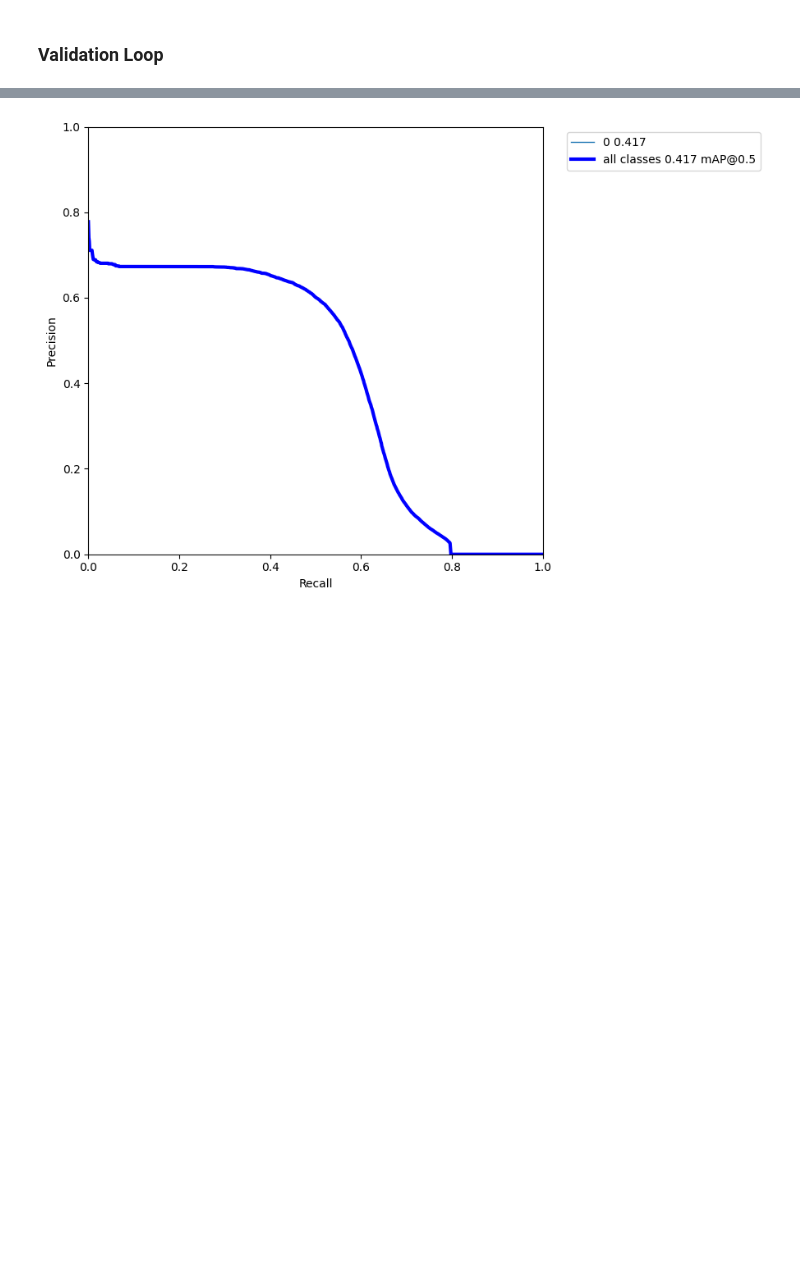
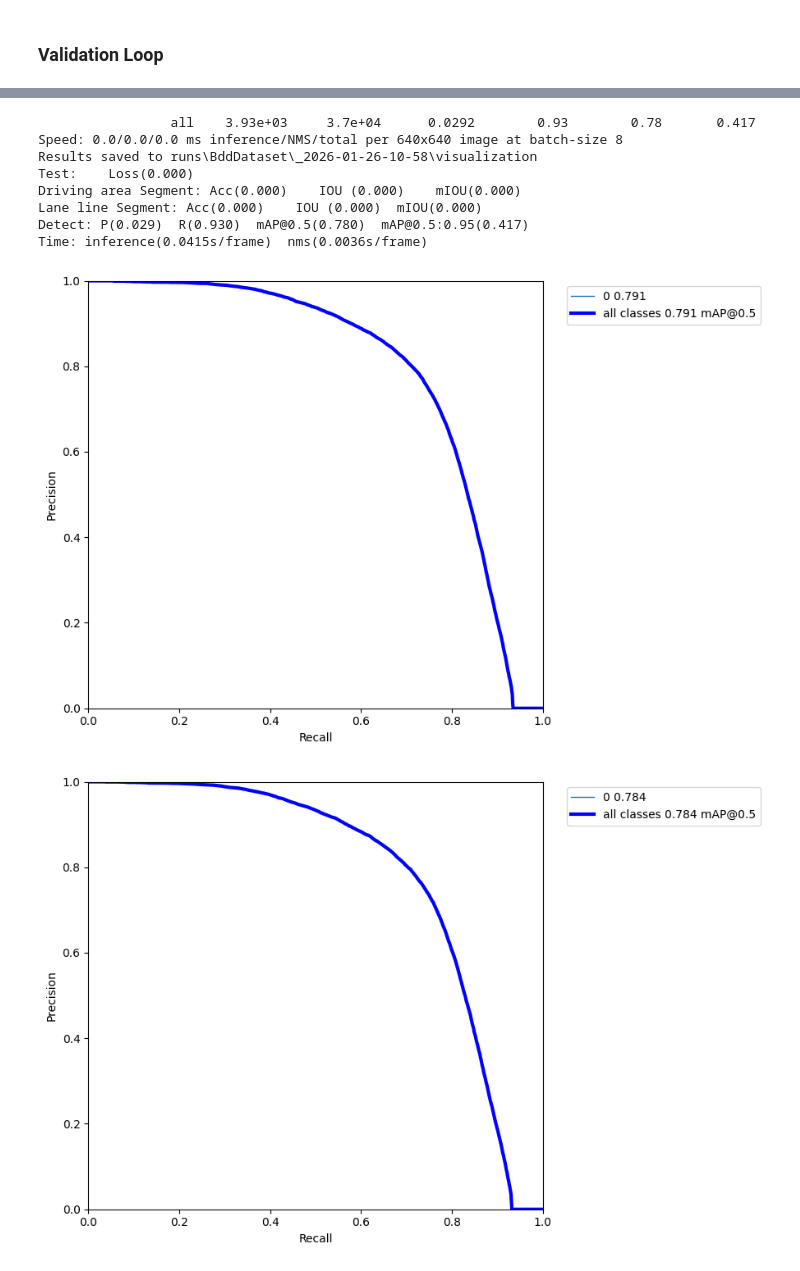
Before and after one commit to jsluijter02/LightSB_YOLO, a Jupyter notebook: notebooks/2_CLAHE_baseline.ipynb, the cells around one changed output, grey strips where cells are left out. Drawn from its saved outputs; the diff is of its cells as text; code cells hidden in the pictures; blank space fills up the shorter version.

Commit message:
CLAHE baseline run

```diff
--- a/notebooks/2_CLAHE_baseline.ipynb
+++ b/notebooks/2_CLAHE_baseline.ipynb
@@ -200,30 +200,32 @@ data_dir = dirs.get_data_dir()
 CLAHE_path = os.path.join(data_dir, "CLAHE_images")
 os.makedirs(CLAHE_path, exist_ok=True)
 # %%
-# val_night = bdd.get_db(model.config, is_train=False, timeofday="night")
+val_night = bdd.get_db(model.config, is_train=False, timeofday="night")
 
-# cliplimits = [1, 2, 3]
+cliplimits = [1, 2, 3]
 
-# for limit in cliplimits:
-#     clahe = cv2.createCLAHE(clipLimit=limit)
-#     limit_path = os.path.join(CLAHE_path, f"clip_limit_{limit}")
-#     os.makedirs(limit_path, exist_ok=True)
-#     for image in tqdm(val_night):
-#         night_img_path = image['image']
-#         night_img = cv2.cvtColor(cv2.imread(night_img_path), cv2.COLOR_BGR2HSV)
-#         night_img[:,:,2] = np.clip(clahe.apply(night_img[:,:,2]), 0, 255).astype(np.uint8)
+if not os.path.exists(os.path.join(CLAHE_path, "clip_limit_2")):
+    for limit in cliplimits:
+        clahe = cv2.createCLAHE(clipLimit=limit)
+        limit_path = os.path.join(CLAHE_path, f"clip_limit_{limit}")
+        os.makedirs(limit_path, exist_ok=True)
+        for image in tqdm(val_night):
+            night_img_path = image['image']
+            night_img = cv2.cvtColor(cv2.imread(night_img_path), cv2.COLOR_BGR2HSV)
+            night_img[:,:,2] = np.clip(clahe.apply(night_img[:,:,2]), 0, 255).astype(np.uint8)
 
-#         save = cv2.cvtColor(night_img, cv2.COLOR_HSV2BGR)
+            save = cv2.cvtColor(night_img, cv2.COLOR_HSV2BGR)
 
-#         base = os.path.basename(night_img_path)
-#         cv2.imwrite(os.path.join(limit_path, base), save)
+            base = os.path.basename(night_img_path)
+            cv2.imwrite(os.path.join(limit_path, base), save)
 # %% [markdown]
 ### Validation Loop
 # %%
-model.config.defrost()
-model.set_image_path("CLAHE_images/clip_limit_2")
-model.config.freeze()
-model.validate('night')
+for limit in cliplimits:
+    model.config.defrost()
+    model.set_image_path(f"CLAHE_images/clip_limit_{limit}")
+    model.config.freeze()
+    model.validate('night')
 # %% [output]
 Num validation "night" images: 3929
 Test:    Loss(0.000)
@@ -242 +264,10 @@ Time: inference(0.0240s/frame)  nms(0.0086s/frame)
+                 all    3.93e+03     3.7e+04      0.0292        0.93        0.78       0.417
+Speed: 0.0/0.0/0.0 ms inference/NMS/total per 640x640 image at batch-size 8
+Results saved to runs\BddDataset\_2026-01-26-10-58\visualization
+Test:    Loss(0.000)
+Driving area Segment: Acc(0.000)    IOU (0.000)    mIOU(0.000)
+Lane line Segment: Acc(0.000)    IOU (0.000)  mIOU(0.000)
+Detect: P(0.029)  R(0.930)  mAP@0.5(0.780)  mAP@0.5:0.95(0.417)
+Time: inference(0.0415s/frame)  nms(0.0036s/frame)
-[figure, old version]
+[figure, new version]
+[figure, added]
```
Also changed, not shown: parts of 5 cells of this notebook, 5 other files.
